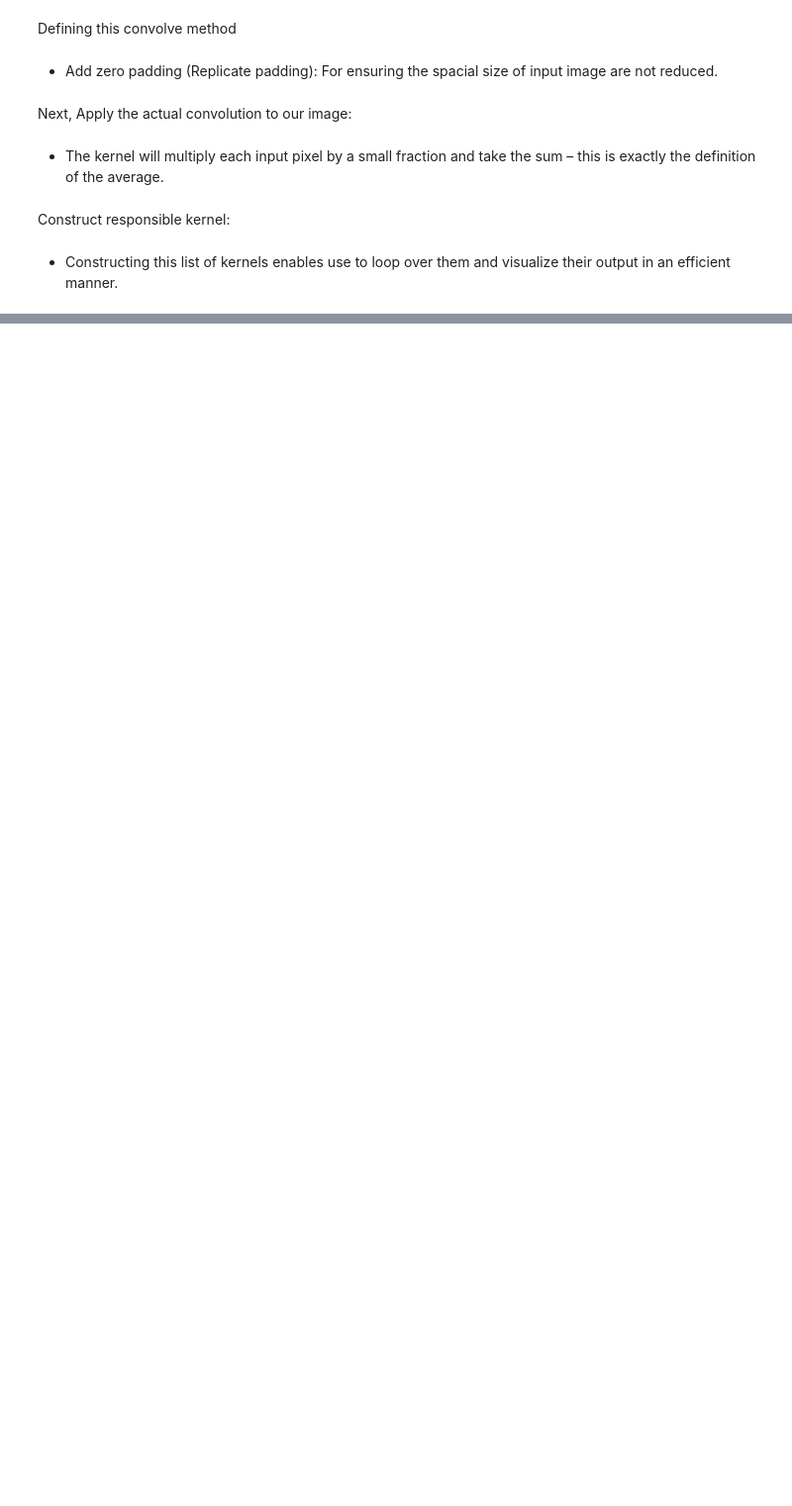
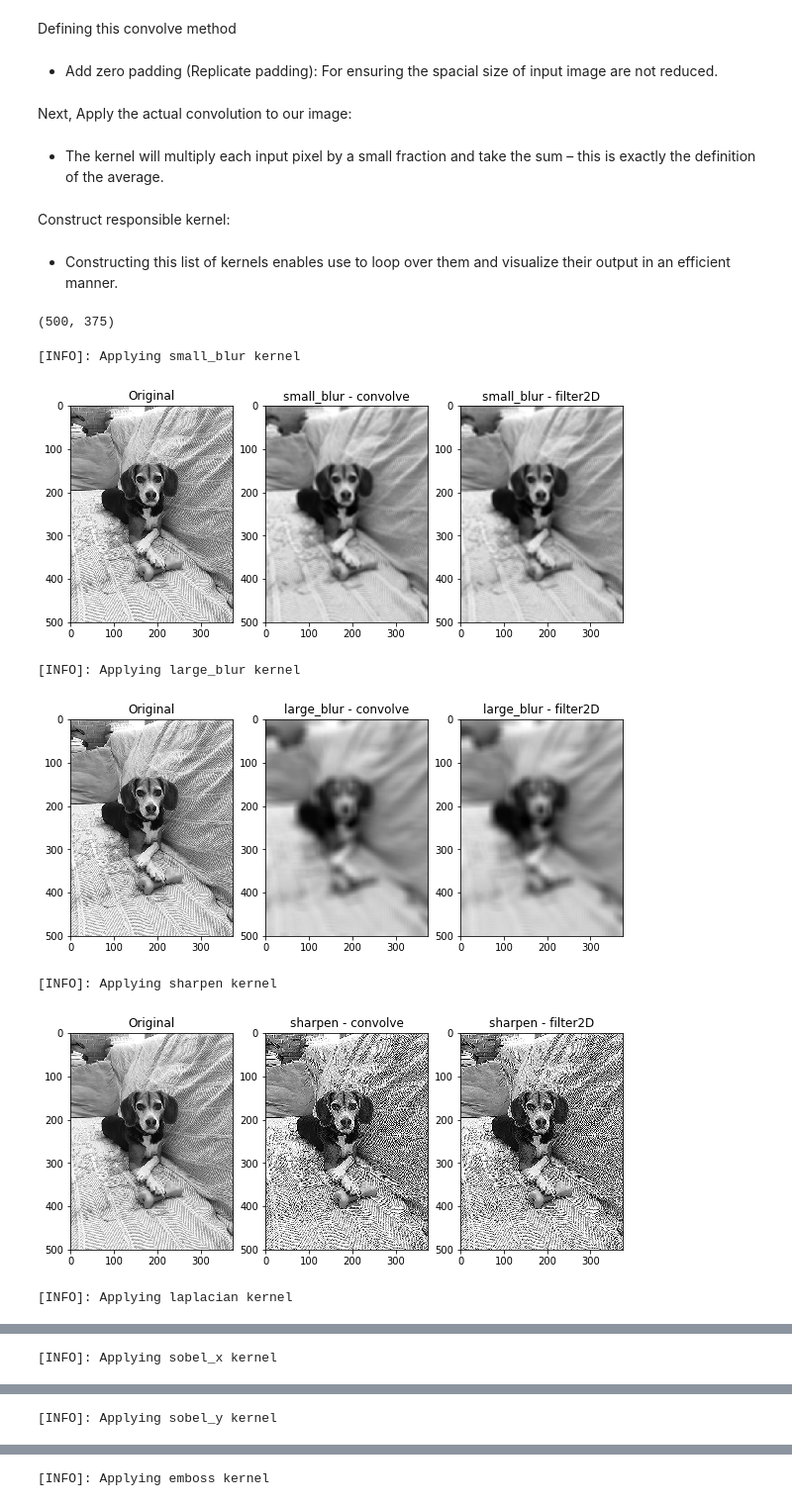
Before and after one commit to sondh0127/deepvision, a Jupyter notebook: chapter11/convolutions.ipynb, the cells around one changed output, grey strips where cells are left out. Shown at 99% size. Cells and saved outputs as stored; diff of their text form; code cells hidden in the pictures; blank space fills up the shorter version.

```diff
--- a/chapter11/convolutions.ipynb
+++ b/chapter11/convolutions.ipynb
@@ -112,19 +106,39 @@ kernel_bank = (('small_blur', small_blur),
 efficient manner.
 # %%
 # Load the image and convert it to greyscale
-image = cv2.imread(args['image'])
+image = cv2.imread("jemma.png")
 grey = cv2.cvtColor(image, cv2.COLOR_BGR2GRAY)
+grey.shape
+# plt.imshow(grey, cmap='gray', interpolation='none')
+# %% [output]
+(500, 375)
 # %%
 # Loop over the kernels
 for (kernel_name, kernel) in kernel_bank:
     # Apply the kernel to the greyscale image using both 'convolve' functions
     print('[INFO]: Applying {} kernel'.format(kernel_name))
     convolve_output = convolve(grey, kernel)
     opencv_output = cv2.filter2D(grey, -1, kernel)
+    # Show the output image
+    plt.figure(figsize=(10, 7))
 
-    # Show the output image
-    cv2.imshow('Original', grey)
-    cv2.imshow('{} - convolve'.format(kernel_name), convolve_output)
-    cv2.imshow('{} - filter2D'.format(kernel_name), opencv_output)
-    cv2.waitKey(0)
-    cv2.destroyAllWindows()
+    plt.subplot(1,3,1)
+    plt.imshow(grey, cmap='gray', interpolation='none')
+    plt.title('Original')
+
+    plt.subplot(1,3,2)
+    plt.imshow(convolve_output, cmap='gray', interpolation='none')
+    plt.title('{} - convolve'.format(kernel_name))
+
+    plt.subplot(1,3,3)
+    plt.imshow(opencv_output, cmap='gray', interpolation='none')
+    plt.title('{} - filter2D'.format(kernel_name))
+    plt.show()
+# %% [output]
+[INFO]: Applying small_blur kernel
+[figure, added]
+[INFO]: Applying large_blur kernel
+[figure, added]
+[INFO]: Applying sharpen kernel
+[figure, added]
+[INFO]: Applying laplacian kernel
@@ -130,0 +146 @@ for (kernel_name, kernel) in kernel_bank:
+[INFO]: Applying sobel_x kernel
@@ -130,0 +148 @@ for (kernel_name, kernel) in kernel_bank:
+[INFO]: Applying sobel_y kernel
@@ -130,0 +150 @@ for (kernel_name, kernel) in kernel_bank:
+[INFO]: Applying emboss kernel
```
Also changed, not shown: parts of 3 cells of this notebook.
